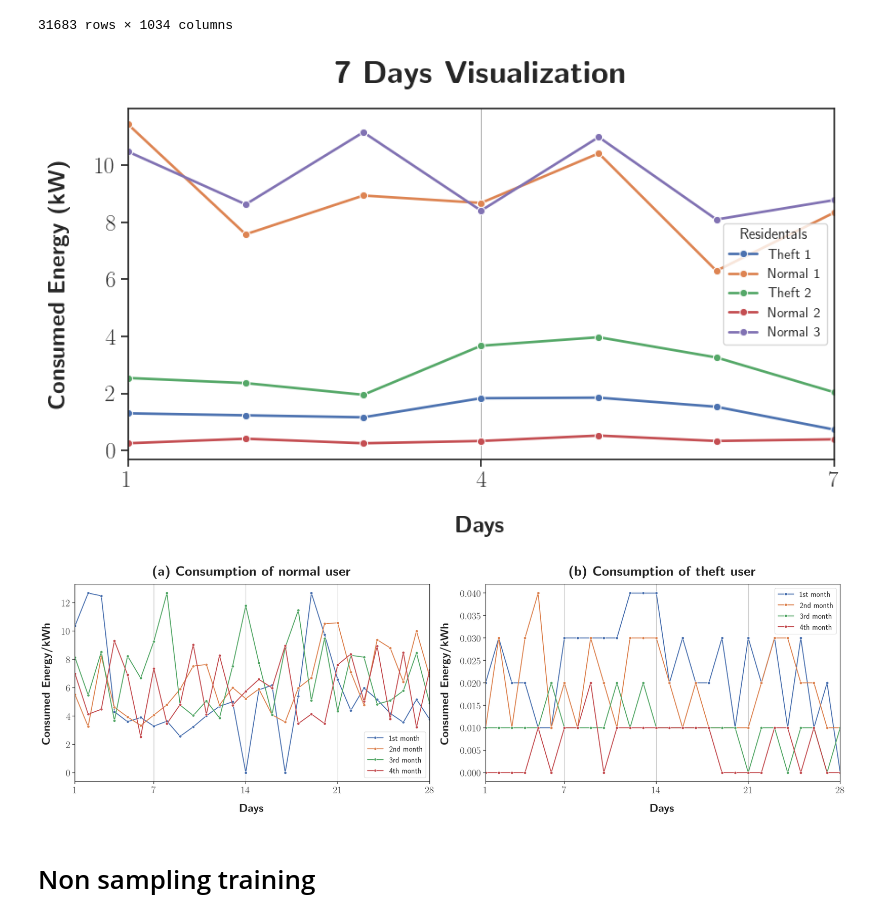
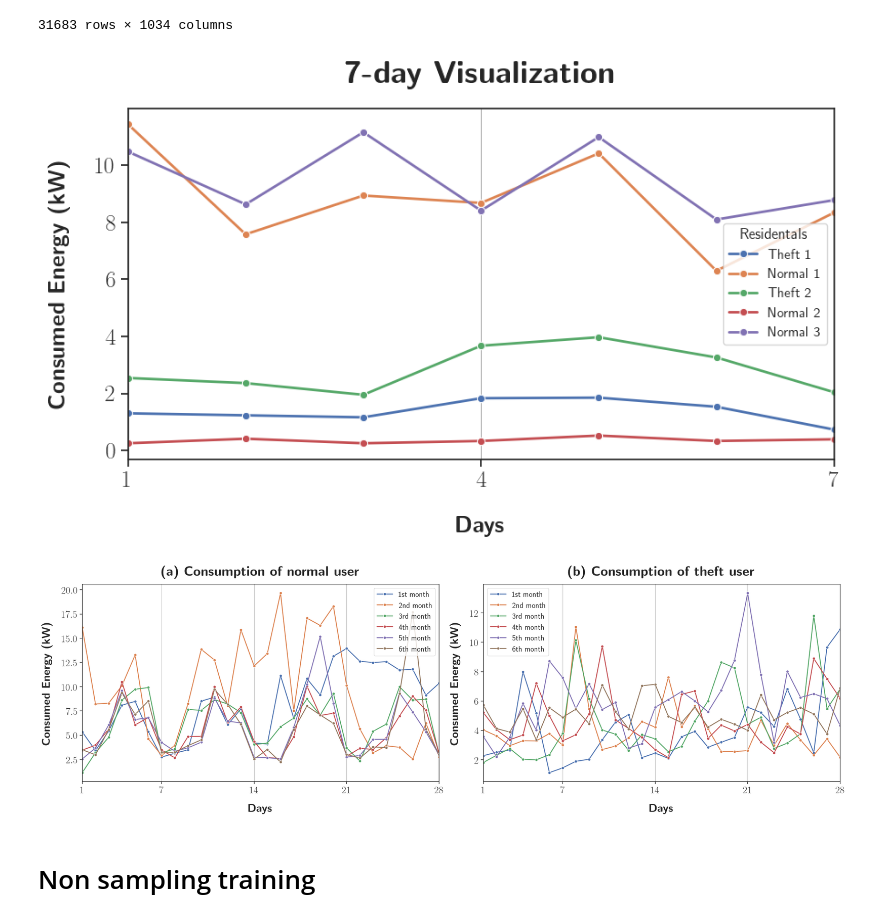
Before and after one commit to d41sys/electric-theft-detection, a Jupyter notebook: notebooks/preprocessing.ipynb, the cells around one changed output. Saved outputs shown, nothing was run; the diff lists cells and outputs as text; code cells hidden in the pictures.

Commit message:
Clean code

```diff
--- a/notebooks/preprocessing.ipynb
+++ b/notebooks/preprocessing.ipynb
@@ -366,7 +366,7 @@ import numpy as np
 import pandas as pd
 
 # Directory containing the .npz files
-directory = ['../data/non_ksm_transformer/train', '../data/non_ksm_transformer/val']
+directory = ['../data/ksm_transformer_best_result/train', '../data/ksm_transformer_best_result/val']
 
 # List to hold the data
 
@@ -430,7 +454,7 @@ print(f"Shape: {consider_index.shape[0]} and total samples that have value more
 
 drop_if_overthreshold = []
 for i in consider_index:
-    if reducing_df.iloc[i].max() > 750: # if the max value of a sample is greater than 50000, then we should drop it
+    if reducing_df.iloc[i].max() > 500: # if the max value of a sample is greater than 50000, then we should drop it
         # print(i)
         drop_if_overthreshold.append(i)
 
@@ -485,7 +511,8 @@ outliner_processing = outliner_processing.drop(drop_index, axis=0)
 outliner_processing.reset_index(inplace=True, drop=True)
 outliner_processing
 # %%
-df_outliers_handled = train_data_reduced.iloc[:, :-3].copy(deep=True)
+# df_outliers_handled = train_data_reduced.iloc[:, :-3].copy(deep=True)
+df_outliers_handled = balancing_data.copy(deep=True)
 
 for i in range(df_outliers_handled.shape[0]):
     i = 20920
@@ -500,8 +527,8 @@ for i in range(df_outliers_handled.shape[0]):
     # upper_limit = Q3 + 3 * IQR
     # lower_limit = Q1 - 3 * IQR
 
-    upper_limit = mean + 2 * sd
-    lower_limit = mean - 2 * sd
+    upper_limit = mean + 3 * sd
+    lower_limit = mean - 3 * sd
 
     # print(df_outliers_handled.loc[i].describe())
     # print(f"Row: {i}, IQR: {IQR}, \nUpper Threshold: {upper_threshold}, Lower Threshold: {lower_threshold}, \nUpper Limit: {upper_limit}, Lower Limit: {lower_limit}")
@@ -981,7 +947,7 @@ plt.show()
 # %%
-# cleaned_df = pd.read_csv('../data/processed_data_H.csv')
-# cleaned_df.drop(['Unnamed: 0'], axis=1, inplace=True)
-# cleaned_df
+cleaned_df = pd.read_csv('../data/processed_data_H.csv')
+cleaned_df.drop(['Unnamed: 0'], axis=1, inplace=True)
+cleaned_df
 # %% [output]
 |  | 2014-01-01 | 2014-01-02 | 2014-01-03 | 2014-01-04 | 2014-01-05 | 2014-01-06 | 2014-01-07 | 2014-01-08 | ... |
 | 0 | 0.00 | 0.00 | 0.00 | 0.00 | 0.00 | 0.00 | 0.00 | 0.00 | ... |
@@ -1049,7 +1015,7 @@ sns.lineplot(x='Day', y='Value', hue='Residentals', data=data, linewidth=2, mark
 #     sns.lineplot(x='Day', y='Value', data=df_residental, marker=markers[i % len(markers)], linewidth=2)
 
 # Add title and labels
-plt.title(r'\textbf{7 Days Visualization}', fontsize=25, pad=20)
+plt.title(r'\textbf{7-day Visualization}', fontsize=25, pad=20)
 plt.xlabel(r'\textbf{Days}', fontsize=18, labelpad=20)
 plt.ylabel(r'\textbf{Consumed Energy (kW)}', fontsize=18, labelpad=20)
 
@@ -1069,7 +1035,7 @@ plt.xlim(1, 7)
 # Show the plot
 plt.show()
 # %% [output]
-[figure, old version]
+[figure, new version]
 # %%
 import matplotlib.pyplot as plt
 import seaborn as sns
@@ -1086,7 +1052,7 @@ plt.rcParams.update({
 sns.set_theme(style="ticks")
 
 # Assuming df is your DataFrame and you want to visualize the first row
-rows = [cleaned_df.iloc[8976, 0+28*i:28*i+28] for i in range(1, 5)]
+rows = [cleaned_df.iloc[12290, 0+28*i:28*i+28] for i in range(0, 6)]
 
 # Flatten the list of rows
 flat_values = np.array(rows).flatten()
@@ -1096,7 +1062,7 @@ data = pd.DataFrame({
     'Day': list(range(1, 29)) * len(rows),
     'Value': flat_values,
     # 'Residentals': [f'Residental {i+1}' for i in range(len(rows)) for _ in range(28)]
-    'Residentals': np.array([["1st month" for _ in range(28)], ["2nd month" for _ in range(28)], ["3rd month" for _ in range(28)], ["4th month" for _ in range(28)]]).flatten().tolist()
+    'Residentals': np.array([["1st month" for _ in range(28)], ["2nd month" for _ in range(28)], ["3rd month" for _ in range(28)], ["4th month" for _ in range(28)], ["5th month" for _ in range(28)], ["6th month" for _ in range(28)]]).flatten().tolist()
 })
 
 # Create a figure with 2 subplots
@@ -1106,44 +1072,44 @@ fig, axs = plt.subplots(1, 2, figsize=(25, 8))
 sns.lineplot(x='Day', y='Value', hue='Residentals', data=data, linewidth=2, marker='o', ax=axs[0])
 axs[0].set_title(r'\textbf{(a) Consumption of normal user}', fontsize=30, pad=20)
 axs[0].set_xlabel(r'\textbf{Days}', fontsize=25, labelpad=20)
-axs[0].set_ylabel(r'\textbf{Consumed Energy/kWh}', fontsize=25, labelpad=20)
+axs[0].set_ylabel(r'\textbf{Consumed Energy (kW)}', fontsize=25, labelpad=20)
 axs[0].set_xticks([0, 1, 7, 14, 21, 28])
 axs[0].tick_params(axis='both', which='major', labelsize=22)
 axs[0].grid(True, which='both', axis='x', color='gray', linewidth=0.5)
 axs[0].set_xlim(1, 28)
 axs[0].legend(fontsize='x-large')  # Change font size of legend
 
 # Assuming df is your DataFrame and you want to visualize the first row
-rows = [cleaned_df.iloc[100, 0+28*i:28*i+28] for i in range(1, 5)]
+rows = [cleaned_df.iloc[43, 0+28*i:28*i+28] for i in range(0, 6)]
 
 # Flatten the list of rows
 flat_values = np.array(rows).flatten()
 
 # Create a new DataFrame for the selected data
 data = pd.DataFrame({
     'Day': list(range(1, 29)) * len(rows),
     'Value': flat_values,
     # 'Residentals': [f'Residental {i+1}' for i in range(len(rows)) for _ in range(28)]
-    'Residentals': np.array([["1st month" for _ in range(28)], ["2nd month" for _ in range(28)], ["3rd month" for _ in range(28)], ["4th month" for _ in range(28)]]).flatten().tolist()
+    'Residentals': np.array([["1st month" for _ in range(28)], ["2nd month" for _ in range(28)], ["3rd month" for _ in range(28)], ["4th month" for _ in range(28)], ["5th month" for _ in range(28)], ["6th month" for _ in range(28)]]).flatten().tolist()
 })
 
 # Create the second lineplot
 # (replace 'data2' with your second DataFrame)
 sns.lineplot(x='Day', y='Value', hue='Residentals', data=data, linewidth=2, marker='o', ax=axs[1])
 axs[1].set_title(r'\textbf{(b) Consumption of theft user}', fontsize=30, pad=20)
 axs[1].set_xlabel(r'\textbf{Days}', fontsize=25, labelpad=20)
-axs[1].set_ylabel(r'\textbf{Consumed Energy/kWh}', fontsize=25, labelpad=20)
+axs[1].set_ylabel(r'\textbf{Consumed Energy (kW)}', fontsize=25, labelpad=20)
 axs[1].set_xticks([0, 1, 7, 14, 21, 28])
 axs[1].tick_params(axis='both', which='major', labelsize=22)
 axs[1].grid(True, which='both', axis='x', color='gray', linewidth=0.5)
 axs[1].set_xlim(1, 28)
 axs[1].legend(fontsize='x-large')  # Change font size of legend
 
 # Show the plot
 plt.tight_layout()
 plt.show()
 # %% [output]
-[figure, old version]
+[figure, new version]
 # %% [markdown]
 # Non sampling training
 # %%
```
Also changed, not shown: parts of 28 cells of this notebook, 46 other files.
